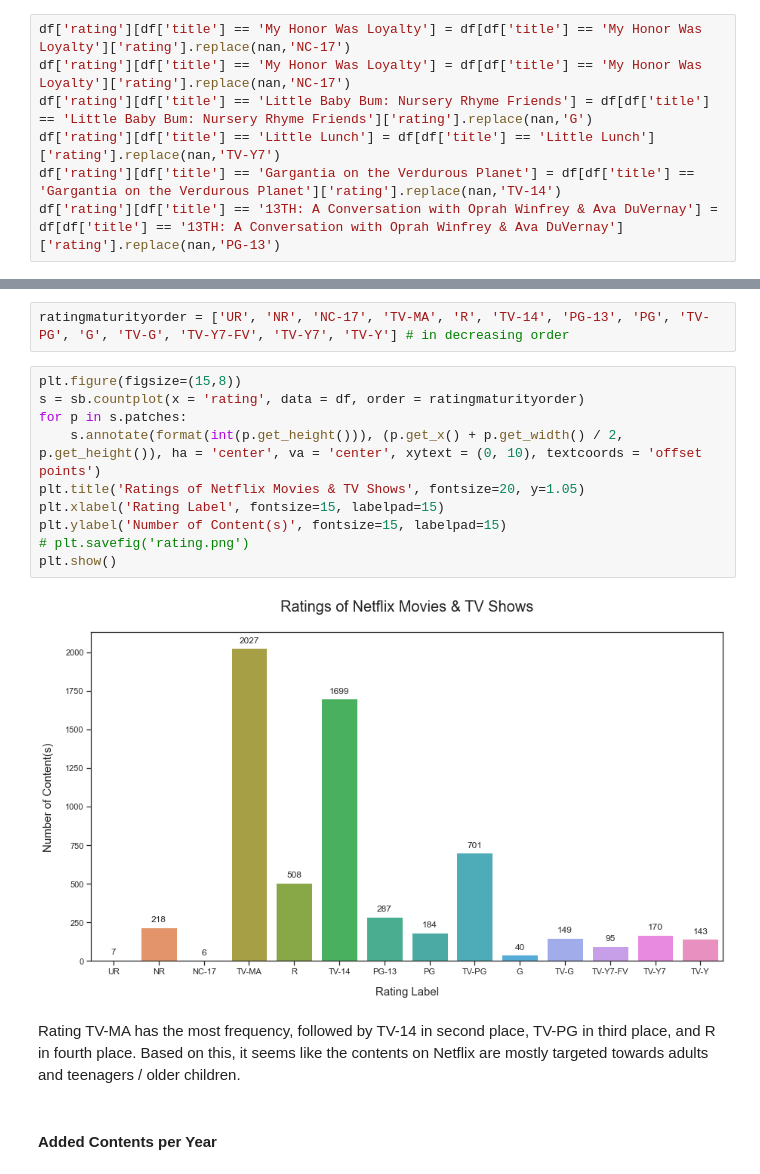
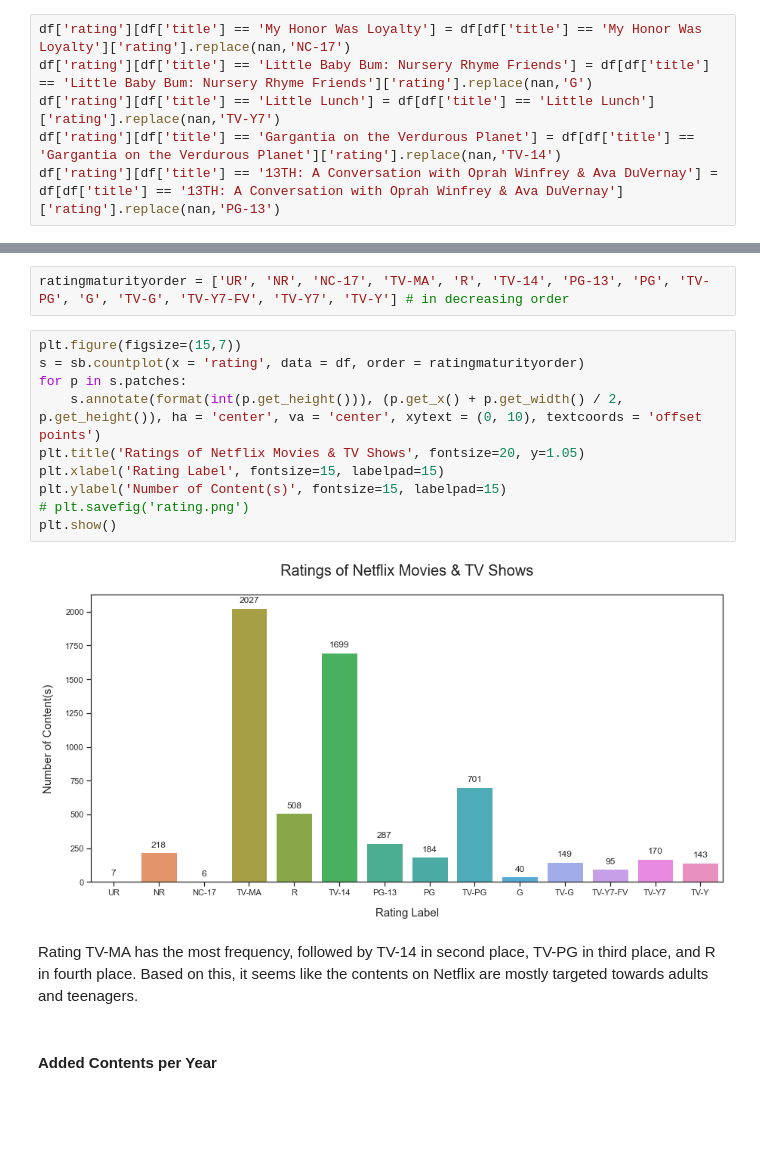
Before and after one commit to elsalevina/Final_Project_DS_Purwadhika, a Jupyter notebook: Netflix_Movies_TVShows.ipynb, the cells around one changed output, grey strips where cells are left out. Saved outputs shown, nothing was run; the diff lists cells and outputs as text; blank space fills up the shorter version.

```diff
--- a/Netflix_Movies_TVShows.ipynb
+++ b/Netflix_Movies_TVShows.ipynb
@@ -379,7 +376,6 @@ df[df['rating'].isnull()]
     - Little Lunch is a kids show but seems like it fit more older kids so I will fill the missing values with TV-Y7 _(I didn't find the actual TV rating for this title)_
     - My Honor Was Loyalty is rated as 18+ on Netflix so I will fill the missing values with NC-17
 # %%
-df['rating'][df['title'] == 'My Honor Was Loyalty'] = df[df['title'] == 'My Honor Was Loyalty']['rating'].replace(nan,'NC-17')
 df['rating'][df['title'] == 'My Honor Was Loyalty'] = df[df['title'] == 'My Honor Was Loyalty']['rating'].replace(nan,'NC-17')
 df['rating'][df['title'] == 'Little Baby Bum: Nursery Rhyme Friends'] = df[df['title'] == 'Little Baby Bum: Nursery Rhyme Friends']['rating'].replace(nan,'G')
 df['rating'][df['title'] == 'Little Lunch'] = df[df['title'] == 'Little Lunch']['rating'].replace(nan,'TV-Y7')
@@ -517,19 +520,19 @@ Ratings for Movies _(source: https://en.wikipedia.org/wiki/Motion_Picture_Associ
 # %%
 ratingmaturityorder = ['UR', 'NR', 'NC-17', 'TV-MA', 'R', 'TV-14', 'PG-13', 'PG', 'TV-PG', 'G', 'TV-G', 'TV-Y7-FV', 'TV-Y7', 'TV-Y'] # in decreasing order
 # %%
-plt.figure(figsize=(15,8))
+plt.figure(figsize=(15,7))
 s = sb.countplot(x = 'rating', data = df, order = ratingmaturityorder)
 for p in s.patches:
     s.annotate(format(int(p.get_height())), (p.get_x() + p.get_width() / 2, p.get_height()), ha = 'center', va = 'center', xytext = (0, 10), textcoords = 'offset points')
 plt.title('Ratings of Netflix Movies & TV Shows', fontsize=20, y=1.05)
 plt.xlabel('Rating Label', fontsize=15, labelpad=15)
 plt.ylabel('Number of Content(s)', fontsize=15, labelpad=15)
 # plt.savefig('rating.png')
 plt.show()
 # %% [output]
-[figure, old version]
+[figure, new version]
 # %% [markdown]
-Rating TV-MA has the most frequency, followed by TV-14 in second place, TV-PG in third place, and R in fourth place. Based on this, it seems like the contents on Netflix are mostly targeted towards adults and teenagers / older children.
+Rating TV-MA has the most frequency, followed by TV-14 in second place, TV-PG in third place, and R in fourth place. Based on this, it seems like the contents on Netflix are mostly targeted towards adults and teenagers.
 # %% [markdown]
 #### __Added Contents per Year__
 # %%
```
Also changed, not shown: parts of 68 cells of this notebook.
